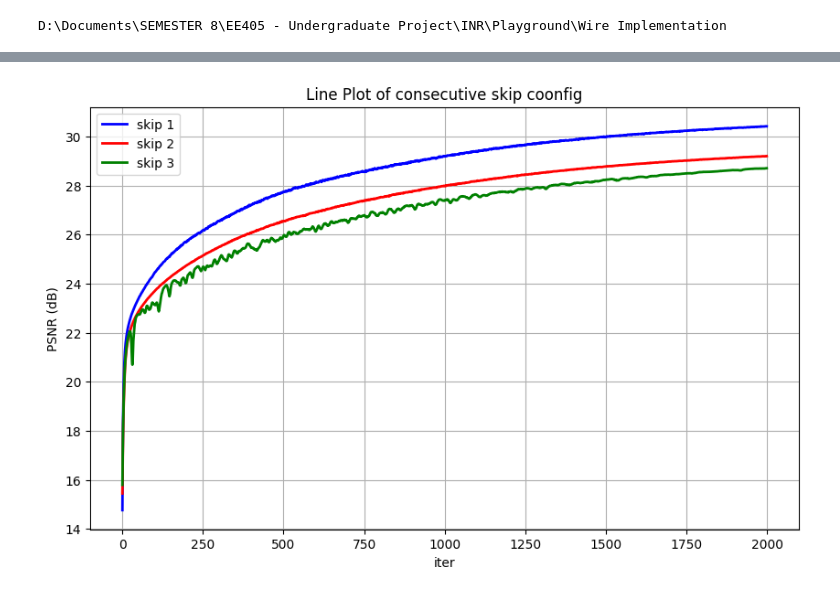
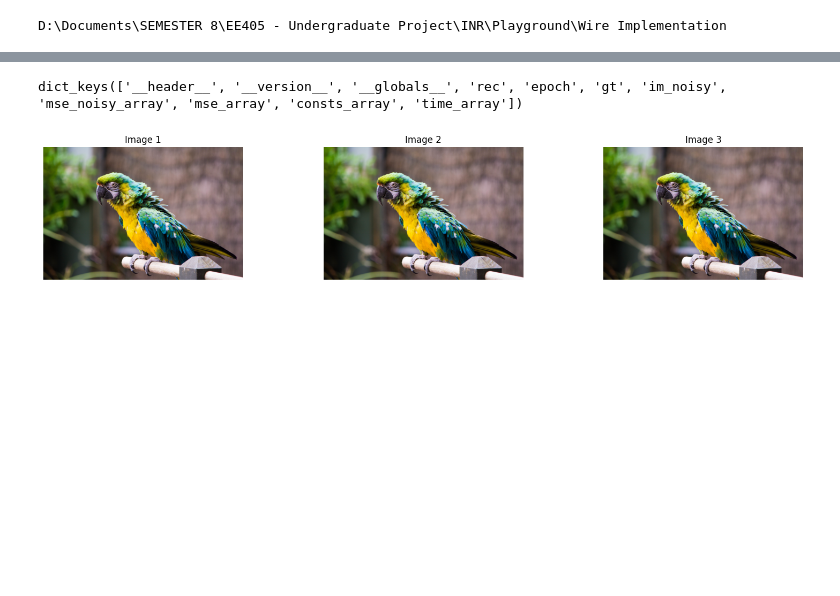
Before and after one commit to Pandula-2000/INR, a Jupyter notebook: Playground/Wire Implementation/view_mats.ipynb, the cells around one changed output, grey strips where cells are left out. Drawn from its saved outputs; the diff is of its cells as text; code cells hidden in the pictures; blank space fills up the shorter version.

Commit message:
results updated

```diff
--- a/Playground/Wire Implementation/view_mats.ipynb
+++ b/Playground/Wire Implementation/view_mats.ipynb
@@ -105,19 +15,0 @@ plt.show()
-# %%
-# Create a figure with a 2x3 grid of subplots
-fig, axes = plt.subplots(2, 2, figsize=(10, 6))  # 2 rows, 3 columns
-
-# Iterate over the images and axes to plot each image
-
-fig.suptitle('sigma constant, omega = 4,5,6', fontsize=16)
-
-for i, ax in enumerate(axes.flat):
-    ax.imshow(images2[i], cmap='gray')  # Display image, assume grayscale for simplicity
-    if i == 0: ax.set_title(f"Original Image")       # Set a title for each subplot
-    else:
-        psnr0 = psnr(images2[0], images2[i])
-        ax.set_title(f"PSNR {psnr0}")
-    ax.axis('off')                     # Optionally turn off the axis
-
-# Adjust layout to avoid overlap
-plt.tight_layout()
-plt.show()
@@ -197,31 +16,28 @@ Clipping input data to the valid range for imshow with RGB data ([0..1] for floa
-# %%
-mse1 = [-10*np.log10(mse) for mse in mat_skip1['mse_array'].flatten()]
-mse2 = [-10*np.log10(mse) for mse in mat_skip2['mse_array'].flatten()]
-mse3 = [-10*np.log10(mse) for mse in mat_skip3['mse_array'].flatten()]
-
-x = np.arange((2000))  # X-axis values
-y1 = mse1               # First dataset (sine function)
-y2 = mse2                # Second dataset (cosine function)
-y3 = mse3   # Third dataset (sine + cosine)
-
-# Create a line plot
-plt.figure(figsize=(10, 6))  # Set the figure size
-plt.plot(x, y1, label='skip 1', color='blue', linewidth=2)  # Plot first line
-plt.plot(x, y2, label='skip 2', color='red', linewidth=2)  # Plot second line
-plt.plot(x, y3, label='skip 3', color='green', linewidth=2)  # Plot third line
-
-# Adding title and labels
-plt.title('Line Plot of consecutive skip coonfig')
-plt.xlabel('iter')
-plt.ylabel('PSNR (dB)')
-
-# Add a legend to distinguish the lines
-plt.legend()
-
-# Show grid for better readability
-plt.grid()
-
-# Display the plot
-plt.show()
-# %% [output]
-[figure, removed]
+# %%
+mat_2 = io.loadmat('./results/denoising/raisedCos_T0.2_b0.6_noisy(False)_hiddenLayrs(2).mat')
+mat_3 = io.loadmat('./results/denoising/raisedCos_T0.2_b0.6_noisy(False)_hiddenLayrs(3).mat')
+mat_4 = io.loadmat('./results/denoising/raisedCos_T0.2_b0.6_noisy(False)_hiddenLayrs(4).mat')
+# %%
+mats = [mat_2, mat_3, mat_4]
+# %%
+mat_2.keys()
+# %% [output]
+dict_keys(['__header__', '__version__', '__globals__', 'rec', 'epoch', 'gt', 'im_noisy', 'mse_noisy_array', 'mse_array', 'consts_array', 'time_array'])
+# %%
+import matplotlib.pyplot as plt
+
+# Create a figure and 4 subplots in a 1x4 grid
+fig, axes = plt.subplots(1, 3, figsize=(16, 3))
+x = np.arange(2000)
+
+# Example data for each subplot
+for i in range(3):
+    axes[i].imshow(mats[i]['gt'], cmap='gray')
+    axes[i].set_title(f'Image {i+1}')
+    axes[i].axis('off')  # Turn off the axis
+
+# Display the plot
+plt.tight_layout()
+plt.show()
+# %% [output]
+[figure, added]
```
Also changed, not shown: parts of 11 cells of this notebook, 7 other files.
